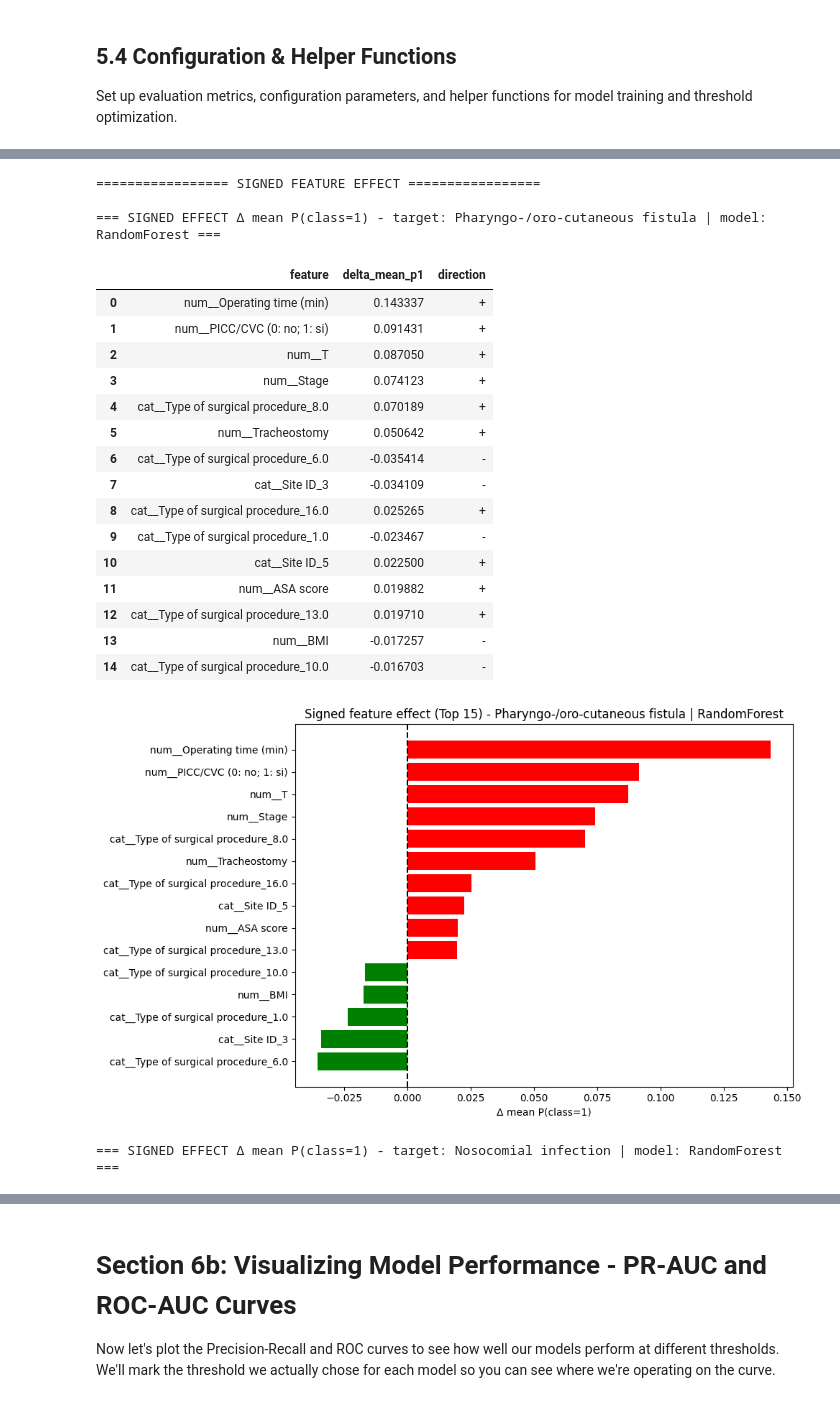
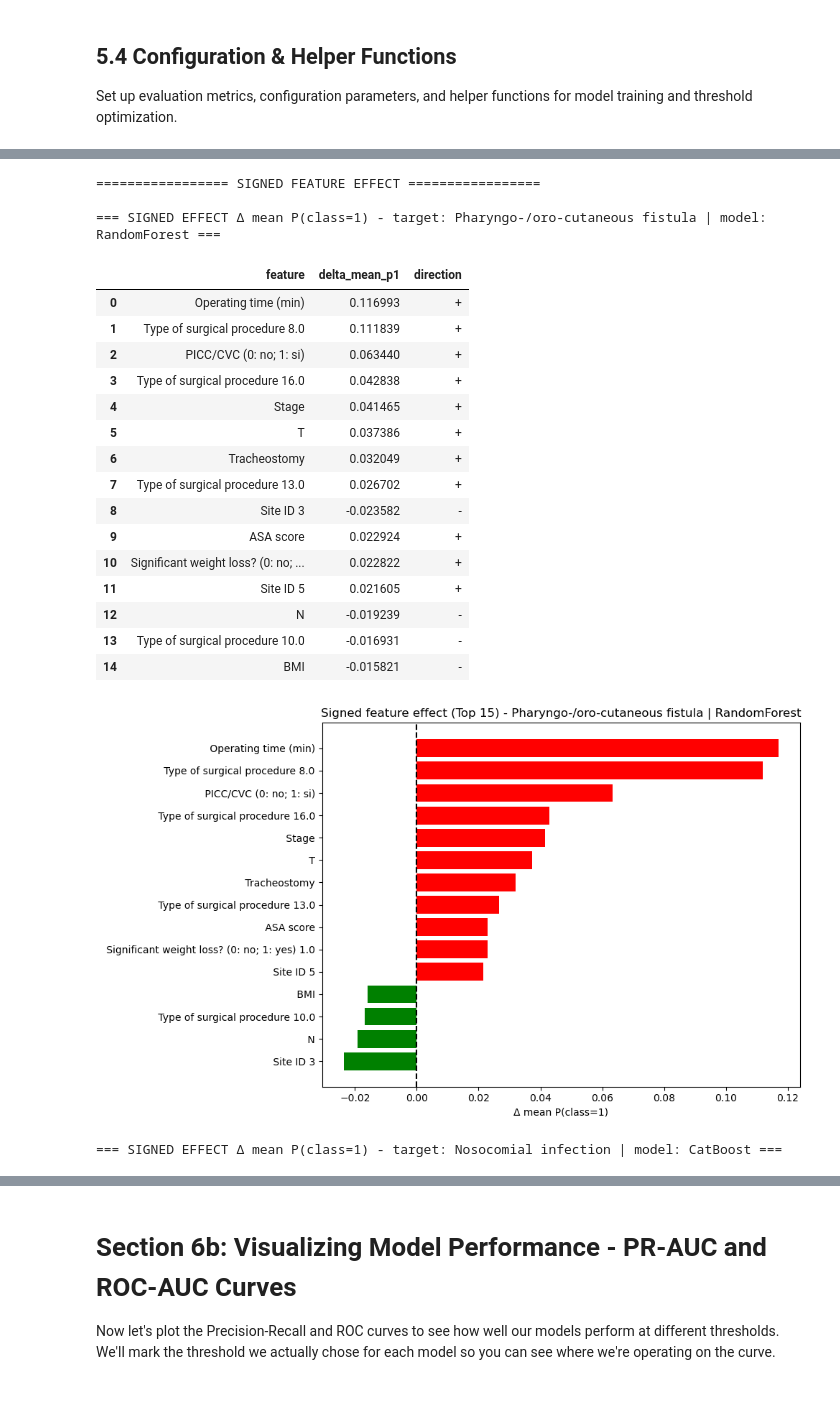
Before and after one commit to adsp-polito/2026-P6-ENT-icipate, a Jupyter notebook: adsp_notebook.ipynb, the cells around one changed output, grey strips where cells are left out. Cells and saved outputs as stored; diff of their text form; code cells hidden in the pictures.

```diff
--- a/adsp_notebook.ipynb
+++ b/adsp_notebook.ipynb
@@ -824,10 +874,10 @@ def make_models_and_grids(preprocessor, y_tr):
         "RandomForest",
         ImbPipeline([("preprocess", preprocessor), ("clf", RandomForestClassifier(random_state=42))]),
         {
-            "clf__n_estimators": [100, 200],
+            "clf__n_estimators": [100, 150],
             "clf__max_depth": [3, 5, None],
-            "clf__min_samples_split": [2, 5, 10],
-            "clf__min_samples_leaf": [1, 3, 5],
+            "clf__min_samples_split": [5, 10],
+            "clf__min_samples_leaf": [3, 5],
             "clf__max_features": ["sqrt"],
             "clf__class_weight": ["balanced"],
         },
@@ -885,9 +935,10 @@ for target in TARGETS_TO_RUN:
     candidates = make_models_and_grids(preprocessor, y_tr)
 
     # Full run per target: fit, winner selection, threshold tuning, test
-    df_models_val, best_row, final_est, best_thr, test_metrics, te_cm = run_target_verbose(
-        target, candidates
-    )
+    df_models_val, best_row, final_est, best_thr, test_metrics, te_cm = run_target_verbose(target, candidates)
+
+    # Visualizza la tabella riassuntiva per ogni target
+    display(df_models_val)
 
     val_all_models.append(df_models_val)
     val_best_rows.append(best_row)
@@ -909,7 +960,12 @@ val_all_models_df = pd.concat(val_all_models, axis=0, ignore_index=True)
 val_best_df = pd.DataFrame(val_best_rows)
 test_best_df = pd.DataFrame(test_best_rows)
 
-print("\n✓ Training complete! Results saved to val_best_df, test_best_df, best_estimators_by_target")
+# Salva i risultati tabellari nella cartella results_tables_folder
+val_all_models_df.to_csv(os.path.join(results_tables_folder, "val_all_models.csv"), index=False)
+val_best_df.to_csv(os.path.join(results_tables_folder, "val_best_summary.csv"), index=False)
+test_best_df.to_csv(os.path.join(results_tables_folder, "test_best_summary.csv"), index=False)
+
+print("\n✓ Training complete! Results saved to results_tables_folder and best_estimators_by_target")
 # %% [output]
 ================= TARGET: Pharyngo-/oro-cutaneous fistula =================
 
@@ -1376,6 +1407,21 @@ from scipy import sparse
 SIGNED_EFFECT_TOP_N = 15
 SIGNED_EFFECT_MAX_ROWS = 200
 SIGNED_EFFECT_RANDOM_STATE = 42
+
+def _clean_feature_names(feature_names_raw):
+    """Remove num_ and cat_ prefixes and replace underscores with spaces"""
+    cleaned = []
+    for name in feature_names_raw:
+        # Rimuovi i prefissi
+        if name.startswith("num_"):
+            name = name[4:]
+        elif name.startswith("cat_"):
+            name = name[4:]
+
+        # Sostituisci underscore rimanenti con spazi
+        name = name.replace("_", " ")
+        cleaned.append(name)
+    return cleaned
 
 def _get_preprocess_and_clf(pipe):
     """Extract the preprocessor and the classifier from a pipeline"""
@@ -1398,9 +1444,10 @@ def signed_effect_preprocessed(pipe, X_df: pd.DataFrame, max_rows=200, random_st
     Xt = pre.transform(Xs)
     Xt = Xt.toarray() if hasattr(Xt, "toarray") else np.asarray(Xt)
 
-    # Feature names in transformed space
+    # Feature names in transformed space - CLEAN VERSION
     try:
-        feat_names = pre.get_feature_names_out()
+        feat_names_raw = pre.get_feature_names_out()
+        feat_names = _clean_feature_names(feat_names_raw)
     except Exception:
         feat_names = [f"f{j}" for j in range(Xt.shape[1])]
 
@@ -1439,7 +1486,6 @@ def signed_effect_preprocessed(pipe, X_df: pd.DataFrame, max_rows=200, random_st
     dir_df["direction"] = dir_df["delta_mean_p1"].apply(lambda x: "+" if x > 0 else "-")
 
     return dir_df
-
 
 print("\n================= SIGNED FEATURE EFFECT =================")
 signed_effect_by_target = {}
@@ -1459,48 +1505,49 @@ for target in TARGETS_TO_RUN:
     )
     signed_effect_by_target[target] = dir_df
 
     # Select top N features by absolute effect
     top_df = dir_df.head(SIGNED_EFFECT_TOP_N)
 
     print(
         f"\n=== SIGNED EFFECT Δ mean P(class=1) "
         f"- target: {target} | model: {model_name} ==="
     )
     display(top_df[["feature", "delta_mean_p1", "direction"]])  # show top N with sign
 
     # Plot: sort by actual delta to keep red/green bars consistent
     top_df_plot = top_df.sort_values("delta_mean_p1")
     plt.figure(figsize=(10, 6))
     colors = ["red" if x > 0 else "green" for x in top_df_plot["delta_mean_p1"]]
     plt.barh(top_df_plot["feature"], top_df_plot["delta_mean_p1"], color=colors)
     plt.axvline(0, linestyle="--", color="black")
     plt.title(
         f"Signed feature effect (Top {SIGNED_EFFECT_TOP_N}) "
         f"- {target} | {model_name}"
     )
     plt.xlabel("Δ mean P(class=1)")
     plt.tight_layout()
+    plt.savefig(os.path.join(plots_folder, f"{safe_filename(target)}_{safe_filename(model_name)}_signed_effect.png"))
     plt.show()
 # %% [output]
 ================= SIGNED FEATURE EFFECT =================
 
 === SIGNED EFFECT Δ mean P(class=1) - target: Pharyngo-/oro-cutaneous fistula | model: RandomForest ===
 |  | feature | delta_mean_p1 | direction |
-| 0 | num__Operating time (min) | 0.143337 | + |
-| 1 | num__PICC/CVC (0: no; 1: si) | 0.091431 | + |
-| 2 | num__T | 0.087050 | + |
-| 3 | num__Stage | 0.074123 | + |
-| 4 | cat__Type of surgical procedure_8.0 | 0.070189 | + |
-| 5 | num__Tracheostomy | 0.050642 | + |
-| 6 | cat__Type of surgical procedure_6.0 | -0.035414 | - |
-| 7 | cat__Site ID_3 | -0.034109 | - |
-| 8 | cat__Type of surgical procedure_16.0 | 0.025265 | + |
-| 9 | cat__Type of surgical procedure_1.0 | -0.023467 | - |
-| 10 | cat__Site ID_5 | 0.022500 | + |
-| 11 | num__ASA score | 0.019882 | + |
-| 12 | cat__Type of surgical procedure_13.0 | 0.019710 | + |
-| 13 | num__BMI | -0.017257 | - |
-| 14 | cat__Type of surgical procedure_10.0 | -0.016703 | - |
+| 0 | Operating time (min) | 0.116993 | + |
+| 1 | Type of surgical procedure 8.0 | 0.111839 | + |
+| 2 | PICC/CVC (0: no; 1: si) | 0.063440 | + |
+| 3 | Type of surgical procedure 16.0 | 0.042838 | + |
+| 4 | Stage | 0.041465 | + |
+| 5 | T | 0.037386 | + |
+| 6 | Tracheostomy | 0.032049 | + |
+| 7 | Type of surgical procedure 13.0 | 0.026702 | + |
+| 8 | Site ID 3 | -0.023582 | - |
+| 9 | ASA score | 0.022924 | + |
+| 10 | Significant weight loss? (0: no; ... | 0.022822 | + |
+| 11 | Site ID 5 | 0.021605 | + |
+| 12 | N | -0.019239 | - |
+| 13 | Type of surgical procedure 10.0 | -0.016931 | - |
+| 14 | BMI | -0.015821 | - |
-[figure, old version]
+[figure, new version]
-=== SIGNED EFFECT Δ mean P(class=1) - target: Nosocomial infection | model: RandomForest ===
+=== SIGNED EFFECT Δ mean P(class=1) - target: Nosocomial infection | model: CatBoost ===
 |  | feature | delta_mean_p1 | direction |
```
Also changed, not shown: parts of 29 cells of this notebook, 1 other file.
